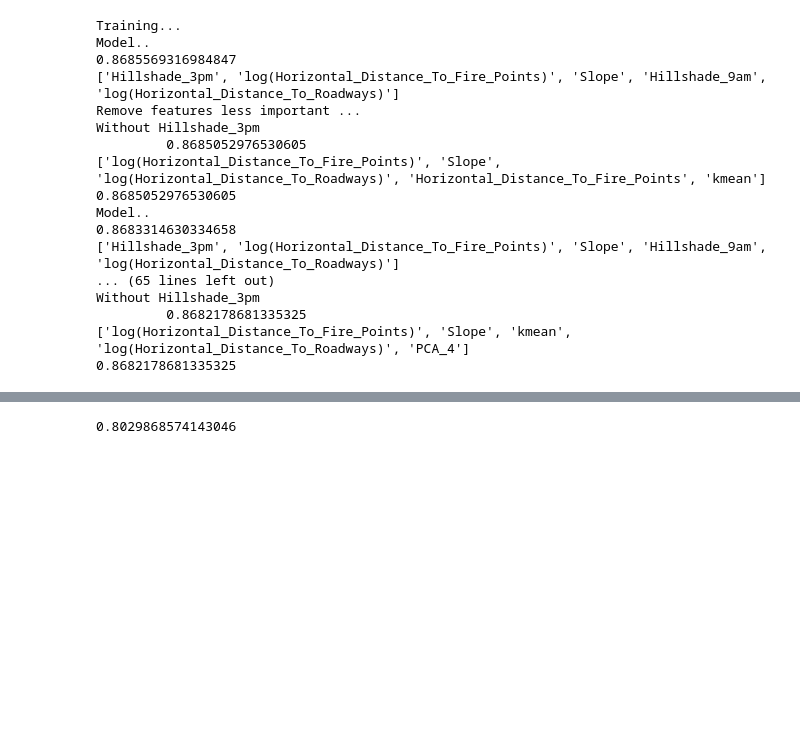
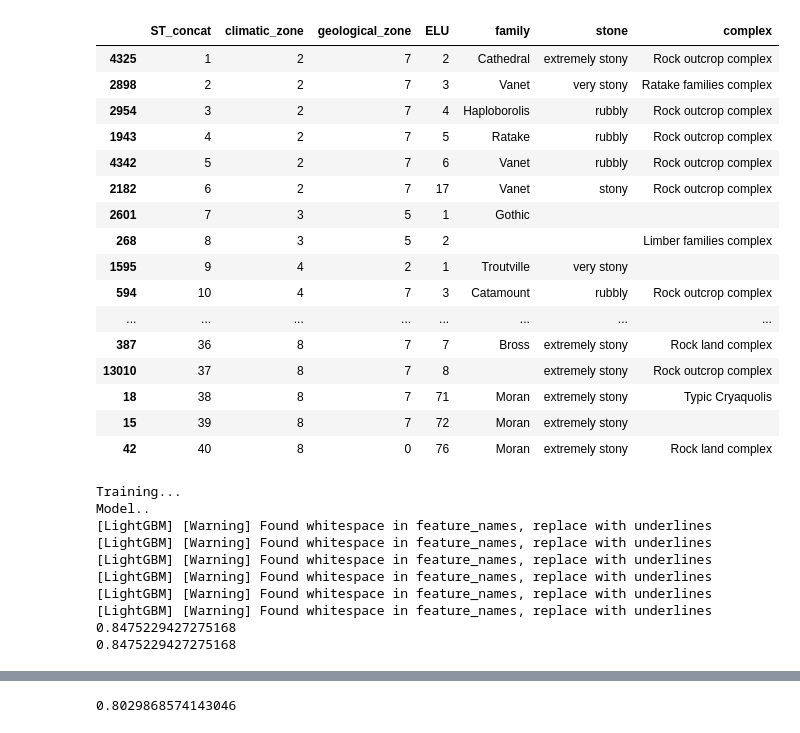
Before and after one commit to matthieudelsart/cover-type-prediction-challenge, a Jupyter notebook: final.ipynb, the cells around one changed output, grey strips where cells are left out. Saved outputs shown, nothing was run; the diff lists cells and outputs as text; code cells hidden in the pictures; blank space fills up the shorter version.

```diff
--- a/final.ipynb
+++ b/final.ipynb
@@ -120,40 +235,53 @@ y_train = df_train['Cover_Type']
+# %%
+preprocess(df_train)[["ST_concat", "climatic_zone", "geological_zone", "ELU", "family", "stone", "complex"]].drop_duplicates(subset='ST_concat', keep='first').sort_values("ST_concat")
+# %% [output]
+|  | ST_concat | climatic_zone | geological_zone | ELU | family | stone | complex |
+| 4325 | 1 | 2 | 7 | 2 | Cathedral | extremely stony | Rock outcrop complex |
+| 2898 | 2 | 2 | 7 | 3 | Vanet | very stony | Ratake families complex |
+| 2954 | 3 | 2 | 7 | 4 | Haploborolis | rubbly | Rock outcrop complex |
+| 1943 | 4 | 2 | 7 | 5 | Ratake | rubbly | Rock outcrop complex |
+| 4342 | 5 | 2 | 7 | 6 | Vanet | rubbly | Rock outcrop complex |
+| 2182 | 6 | 2 | 7 | 17 | Vanet | stony | Rock outcrop complex |
+| 2601 | 7 | 3 | 5 | 1 | Gothic |  |  |
+| 268 | 8 | 3 | 5 | 2 |  |  | Limber families complex |
+| 1595 | 9 | 4 | 2 | 1 | Troutville | very stony |  |
+| 594 | 10 | 4 | 7 | 3 | Catamount | rubbly | Rock outcrop complex |
+| ... | ... | ... | ... | ... | ... | ... | ... |
+| 387 | 36 | 8 | 7 | 7 | Bross | extremely stony | Rock land complex |
+| 13010 | 37 | 8 | 7 | 8 |  | extremely stony | Rock outcrop complex |
+| 18 | 38 | 8 | 7 | 71 | Moran | extremely stony | Typic Cryaquolis |
+| 15 | 39 | 8 | 7 | 72 | Moran | extremely stony |  |
+| 42 | 40 | 8 | 0 | 76 | Moran | extremely stony | Rock land complex |
 # %%
 # 4. Parameters
 ovs1 = 60_000
 ovs2 = 93_500
 smote_random = 84
-pca_random = 67
-ext_random = 69
+pca_random = 67#np.random.randint(100)#67
+ext_random = 69#np.random.randint(100)#69
 min_samples_leaf = 1
 min_samples_split = 2
-n_estimators = 745
+n_estimators = 300#745
 
 # 5. MODEL
 print('Training...')
-for i in range(10):
-        accuracy, clf = model(X_train, y_train, df_test, predict_true,
-                ovs1=ovs1, ovs2=ovs2,
-                smote_random=smote_random, pca_random=pca_random, ext_random=ext_random,
-                min_samples_leaf=min_samples_leaf,
-                min_samples_split=min_samples_split,
-                n_estimators=n_estimators, indice=i+3
-                )
-        print(accuracy)
+# for i in range(10):
+accuracy, clf = model(X_train, y_train, df_test, predict_true,
+        ovs1=ovs1, ovs2=ovs2,
+        smote_random=smote_random, pca_random=pca_random, ext_random=ext_random,
+        min_samples_leaf=min_samples_leaf,
+        min_samples_split=min_samples_split,
+        n_estimators=n_estimators, indice='stacking'
+        )
+print(accuracy)
 # %% [output]
 Training...
 Model..
-0.8685569316984847
-['Hillshade_3pm', 'log(Horizontal_Distance_To_Fire_Points)', 'Slope', 'Hillshade_9am', 'log(Horizontal_Distance_To_Roadways)']
-Remove features less important ...
-Without Hillshade_3pm
-         0.8685052976530605
-['log(Horizontal_Distance_To_Fire_Points)', 'Slope', 'log(Horizontal_Distance_To_Roadways)', 'Horizontal_Distance_To_Fire_Points', 'kmean']
-0.8685052976530605
-Model..
-0.8683314630334658
-['Hillshade_3pm', 'log(Horizontal_Distance_To_Fire_Points)', 'Slope', 'Hillshade_9am', 'log(Horizontal_Distance_To_Roadways)']
-... (65 lines left out)
-Without Hillshade_3pm
-         0.8682178681335325
-['log(Horizontal_Distance_To_Fire_Points)', 'Slope', 'kmean', 'log(Horizontal_Distance_To_Roadways)', 'PCA_4']
-0.8682178681335325
+[LightGBM] [Warning] Found whitespace in feature_names, replace with underlines
+[LightGBM] [Warning] Found whitespace in feature_names, replace with underlines
+[LightGBM] [Warning] Found whitespace in feature_names, replace with underlines
+[LightGBM] [Warning] Found whitespace in feature_names, replace with underlines
+[LightGBM] [Warning] Found whitespace in feature_names, replace with underlines
+[LightGBM] [Warning] Found whitespace in feature_names, replace with underlines
+0.8475229427275168
+0.8475229427275168
```
Also changed, not shown: parts of 14 cells of this notebook, 55 other files.
